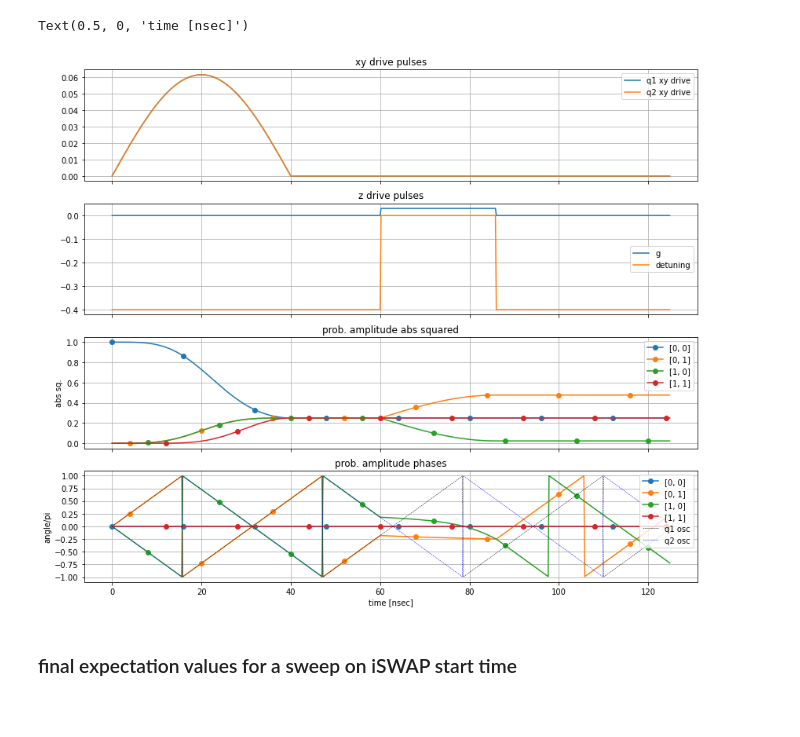
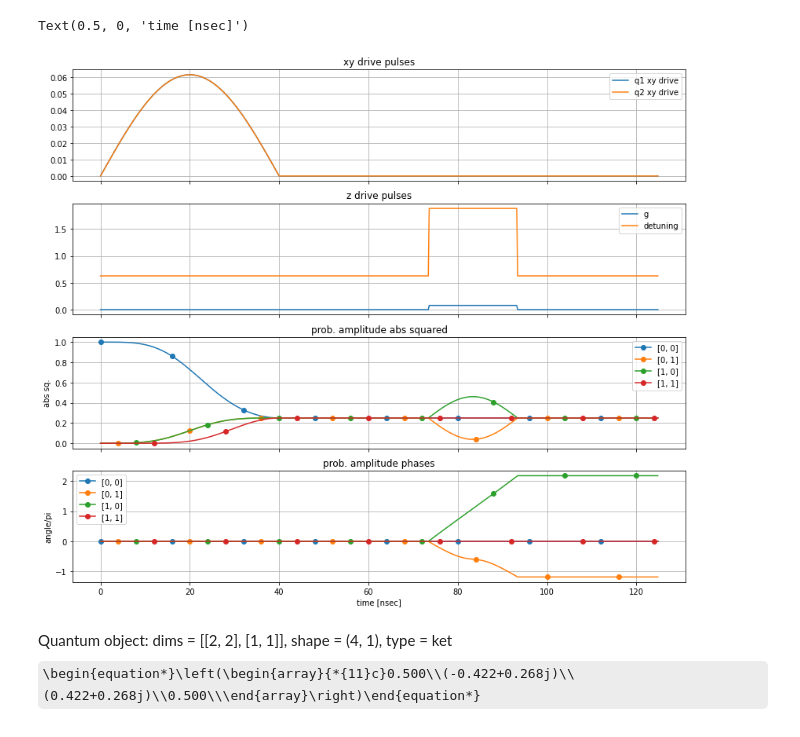
Before and after one commit to liorella/research, a Jupyter notebook: phys/fsim_gate.ipynb, the cells around one changed output. Drawn from its saved outputs; the diff is of its cells as text; code cells hidden in the pictures; some formulas as TeX source; blank space fills up the shorter version.

```diff
--- a/phys/fsim_gate.ipynb
+++ b/phys/fsim_gate.ipynb
@@ -57,22 +121,0 @@ Nh = 2
-# %%
-# operator definitions
-
-a = qp.destroy(Nh)
-I = qp.qeye(Nh)
-
-a1 = qp.tensor([a, I])
-a2 = qp.tensor([I, a])
-
-# transfomration to rotating frame Hamiltonian
-H00 = omega_av * (a1 * a1.dag() + a2 * a2.dag())
-
-# static part of interaction Hamiltonian
-H01 = (Delta/2)*(a2.dag()*a2-a1.dag()*a1)
-if Nh == 3:  # anharmonicity
-    H01 += (eta/2)*(a1.dag()**2*a1**2 + a2.dag()**2*a2**2)
-
-# dynamic coupling interaction operators
-H10 = a1.dag() * a2 + a2.dag() * a1
-
-# dynamic detuning operators
-Hz1 = a2.dag()*a2 - a1.dag()*a1
@@ -89,9 +159,9 @@ single_pulse_duration = 40  # nsec
 t_final = 125
 psi0 = qp.fock([Nh, Nh], [0, 0])
 args_dict = {
-    't_start_swap': 60,
-    'swap_angle': 0.5 * np.pi,
-    'swap_duration': 26,
+    't_start_swap': 73.4,
+    'swap_angle': np.pi,
+    'swap_duration': 20,
     'ts2': 133.32132
     }
 # %%
@@ -189,8 +257,8 @@ axn.set_title('xy drive pulses')
 axn.grid('all')
 
 axn = ax[1]
-axn.plot(sol.times, [g(t, args_dict) for t in sol.times], label='g')
-axn.plot(sol.times, [Delta + 2 * detun(t, args_dict) for t in sol.times], label='detuning')
+axn.plot(sol.times, [g(t, **args_dict) for t in sol.times], label='g')
+axn.plot(sol.times, [-Delta + 2 * detun(t, args_dict) for t in sol.times], label='detuning')
 axn.legend()
 axn.set_title('z drive pulses')
 axn.grid('all')
@@ -198,38 +266,33 @@ axn.grid('all')
 axn = ax[2]
 slist = [[0,0], [0,1], [1,0], [1,1]]
 for i in range(4):
     axn.plot(sol.times, [np.squeeze(np.abs(s[i])**2) for s in sol.states],
              label=str(slist[i]),
              marker='o',
              markevery=slice(20*i, -1, 80),
             )
 axn.legend()
 axn.set_ylabel('abs sq.')
 axn.grid('all')
 axn.set_title('prob. amplitude abs squared')
 
 # phases
 axn = ax[3]
 # intrinsic phases
 for i in range(4):
-    axn.plot(sol.times, [np.squeeze(np.angle(s[i])/np.pi) for s in sol.states],
+    axn.plot(sol.times, np.unwrap([np.squeeze(np.angle(s[i])) for s in sol.states])/np.pi,
              label=str(slist[i]),
              marker='o',
              markevery=slice(20*i, -1, 80),
             )
-# drive oscillator phases
-axn.plot(sol.times, phase1, 'k--', linewidth=0.5, label='q1 osc')
-axn.plot(sol.times, phase2, 'b--', linewidth=0.5, label='q2 osc')
 
-axn.set_yticks(np.arange(-1, 1.25, 0.25))
+#axn.set_yticks(np.arange(-1, 1.25, 0.25))
 axn.grid('all')
 axn.legend()
 axn.set_ylabel('angle/pi')
 axn.set_title('prob. amplitude phases')
 
 ax[-1].set_xlabel('time [nsec]')
 # %% [output]
 Text(0.5, 0, 'time [nsec]')
-[figure, old version]
+[figure, new version]
-# %% [markdown]
-### final expectation values for a sweep on iSWAP start time
@@ -260,2 +299,4 @@ np.angle(qp.tensor((0.5 * -qp.sigmay()).sqrtm(), (0.5 * -qp.sigmay()).sqrtm()) *
 # %%
-sol.states[125*5]
+sol.states[-1]
+# %% [output]
+Quantum object: dims = [[2, 2], [1, 1]], shape = (4, 1), type = ket\begin{equation*}\left(\begin{array}{*{11}c}0.500\\(-0.422+0.268j)\\(0.422+0.268j)\\0.500\\\end{array}\right)\end{equation*}
```
Also changed, not shown: parts of 29 cells of this notebook.
